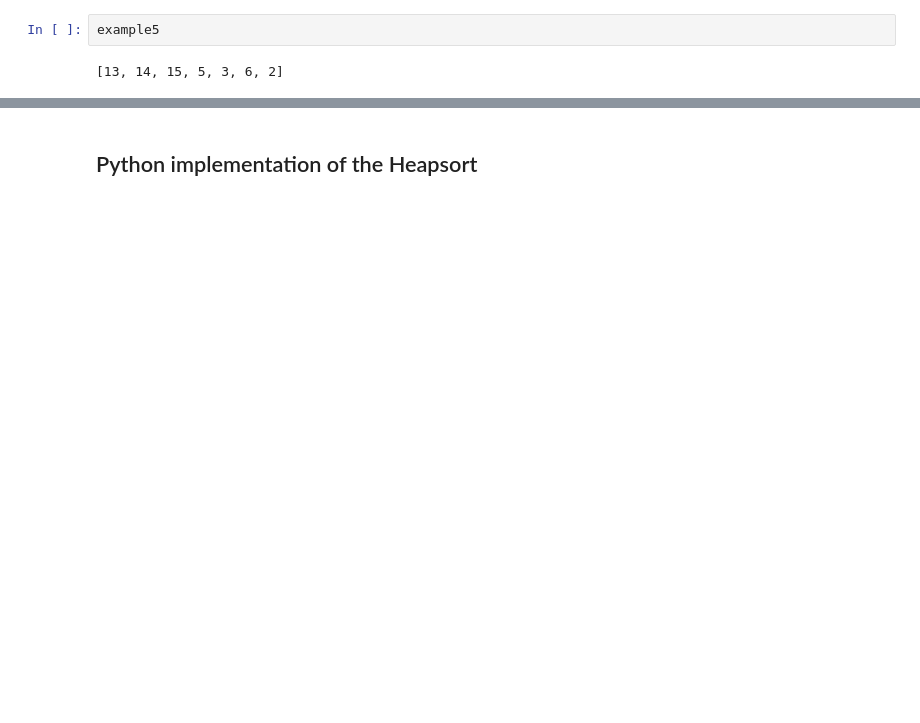
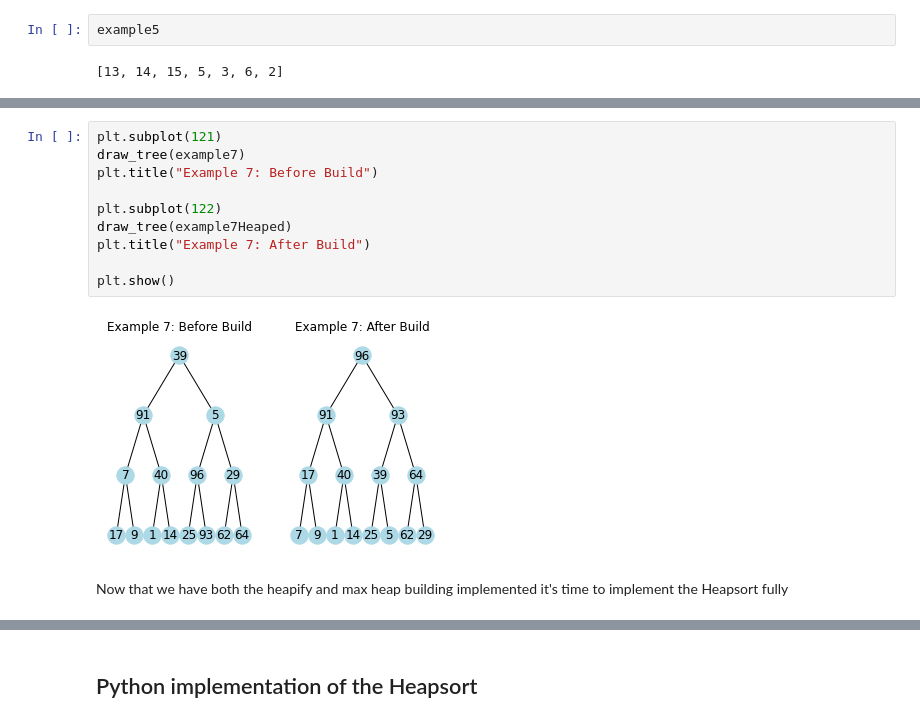
Before and after one commit to DylanWhelan/Graph_Theory_Summer_2022, a Jupyter notebook: The Heapsort.ipynb, the cells around one changed output, grey strips where cells are left out. Cells and saved outputs as stored; diff of their text form; blank space fills up the shorter version.

```diff
--- a/The Heapsort.ipynb
+++ b/The Heapsort.ipynb
@@ -150,0 +272,14 @@ draw_tree(example5)
+# %%
+plt.subplot(121)
+draw_tree(example7)
+plt.title("Example 7: Before Build")
+
+plt.subplot(122)
+draw_tree(example7Heaped)
+plt.title("Example 7: After Build")
+
+plt.show()
+# %% [output]
+[figure, added]
+# %% [markdown]
+Now that we have both the heapify and max heap building implemented it's time to implement the Heapsort fully
```
Also changed, not shown: parts of 15 cells of this notebook.
